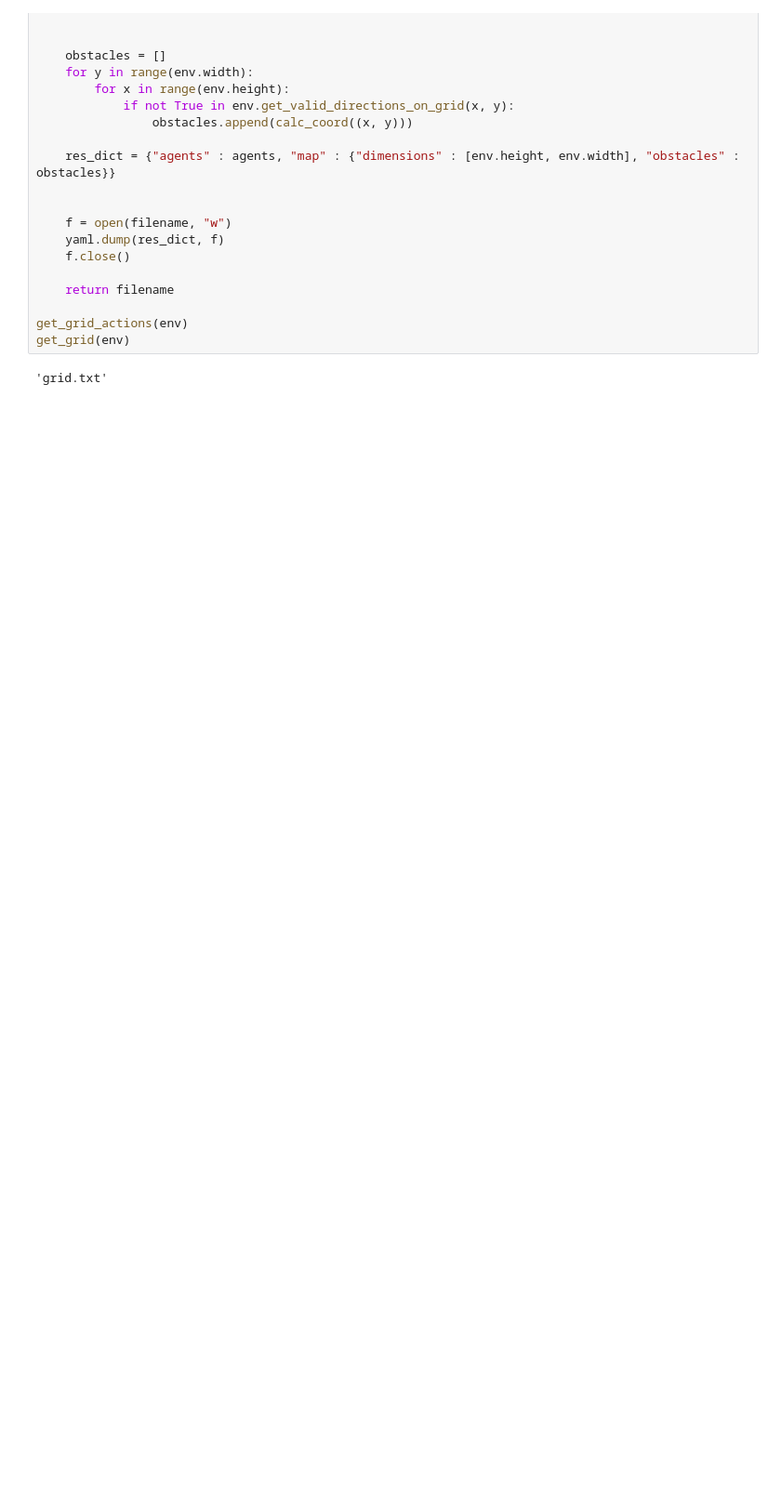
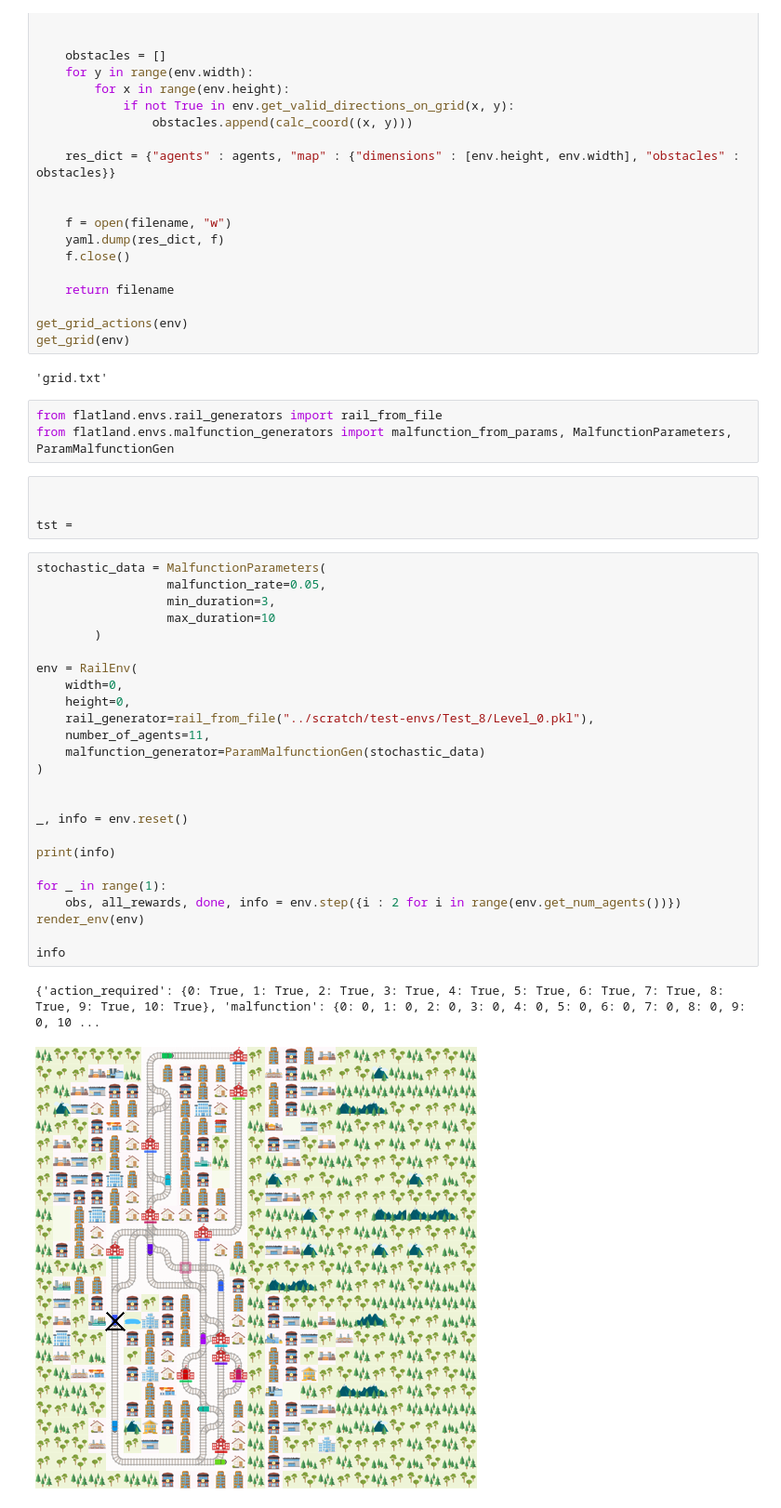
Before and after one commit to kaiserm99/Bachelor-Arbeit-KI, a Jupyter notebook: first_steps/first_steps_cbs.ipynb, the cells around one changed output. Shown: that part at 93% size. Saved outputs shown, nothing was run; the diff lists cells and outputs as text; blank space fills up the shorter version.

```diff
--- a/first_steps/first_steps_cbs.ipynb
+++ b/first_steps/first_steps_cbs.ipynb
@@ -423,3 +447,38 @@ get_grid_actions(env)
 get_grid(env)
 # %% [output]
 'grid.txt'
+# %%
+from flatland.envs.rail_generators import rail_from_file
+from flatland.envs.malfunction_generators import malfunction_from_params, MalfunctionParameters, ParamMalfunctionGen
+# %%
+
+
+tst =
+# %%
+stochastic_data = MalfunctionParameters(
+                  malfunction_rate=0.05,
+                  min_duration=3,
+                  max_duration=10
+        )
+
+env = RailEnv(
+    width=0,
+    height=0,
+    rail_generator=rail_from_file("../scratch/test-envs/Test_8/Level_0.pkl"),
+    number_of_agents=11,
+    malfunction_generator=ParamMalfunctionGen(stochastic_data)
+)
+
+
+_, info = env.reset()
+
+print(info)
+
+for _ in range(1):
+    obs, all_rewards, done, info = env.step({i : 2 for i in range(env.get_num_agents())})
+render_env(env)
+
+info
+# %% [output]
+{'action_required': {0: True, 1: True, 2: True, 3: True, 4: True, 5: True, 6: True, 7: True, 8: True, 9: True, 10: True}, 'malfunction': {0: 0, 1: 0, 2: 0, 3: 0, 4: 0, 5: 0, 6: 0, 7: 0, 8: 0, 9: 0, 10 ...
+[figure, added]
```
Also changed, not shown: parts of 14 cells of this notebook, 18 other files.
